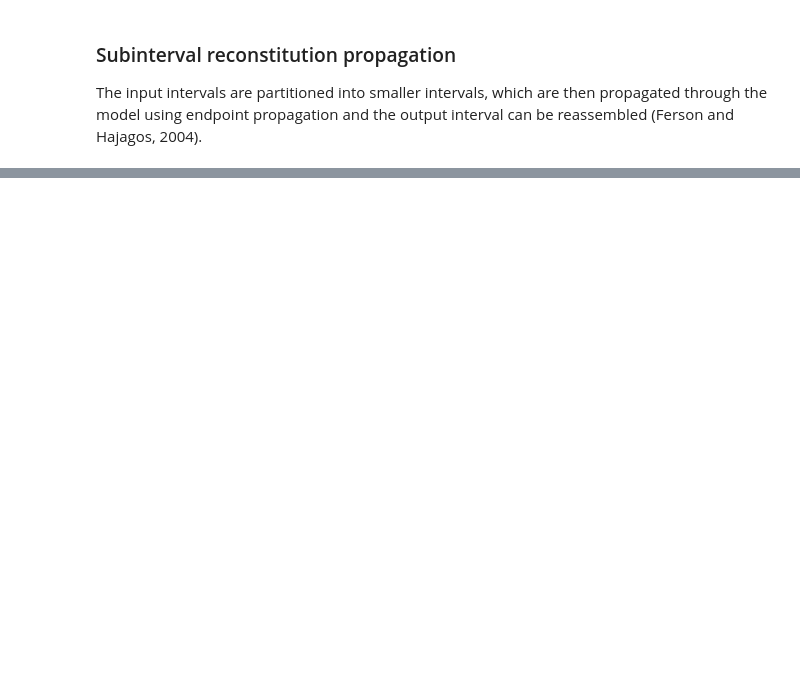
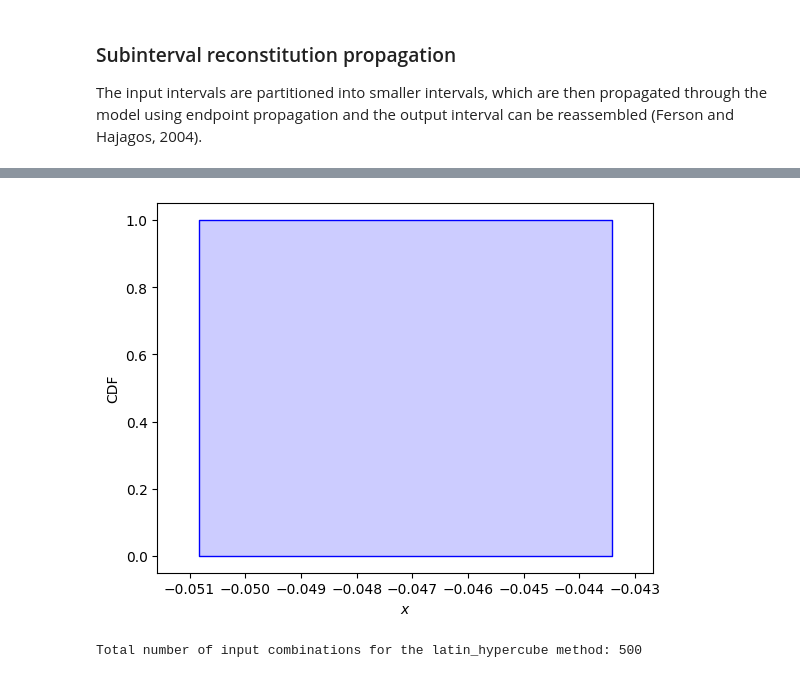
Before and after one commit to leslieDLcy/DAWS2_UQworkshop_Dec2024, a Jupyter notebook: notebooks/UP_demontration[XFOIL example].ipynb, the cells around one changed output, grey strips where cells are left out. Saved outputs shown, nothing was run; the diff lists cells and outputs as text; code cells hidden in the pictures; blank space fills up the shorter version.

```diff
--- a/notebooks/UP_demontration[XFOIL example].ipynb
+++ b/notebooks/UP_demontration[XFOIL example].ipynb
@@ -453,0 +385,10 @@ print("Total number of input combinations for the subinterval reconstitution met
+# %%
+y_mc_end.un[1].display()
+# %% [output]
+[figure, added]
+# %%
+y_lhs = Propagation(vars_epi, coef_xfoil,
+                    # n_sam = 500,
+                    method = "latin_hypercube")
+# %% [output]
+Total number of input combinations for the latin_hypercube method: 500
```
Also changed, not shown: parts of 53 cells of this notebook, 4 other files.
